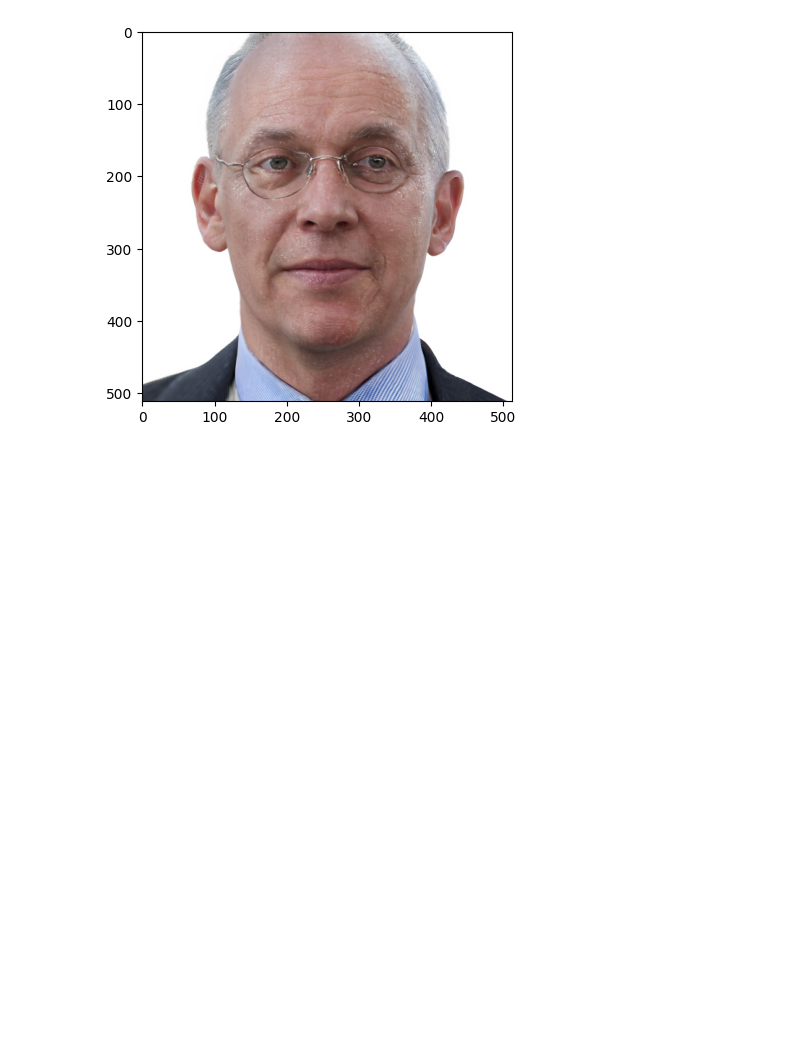
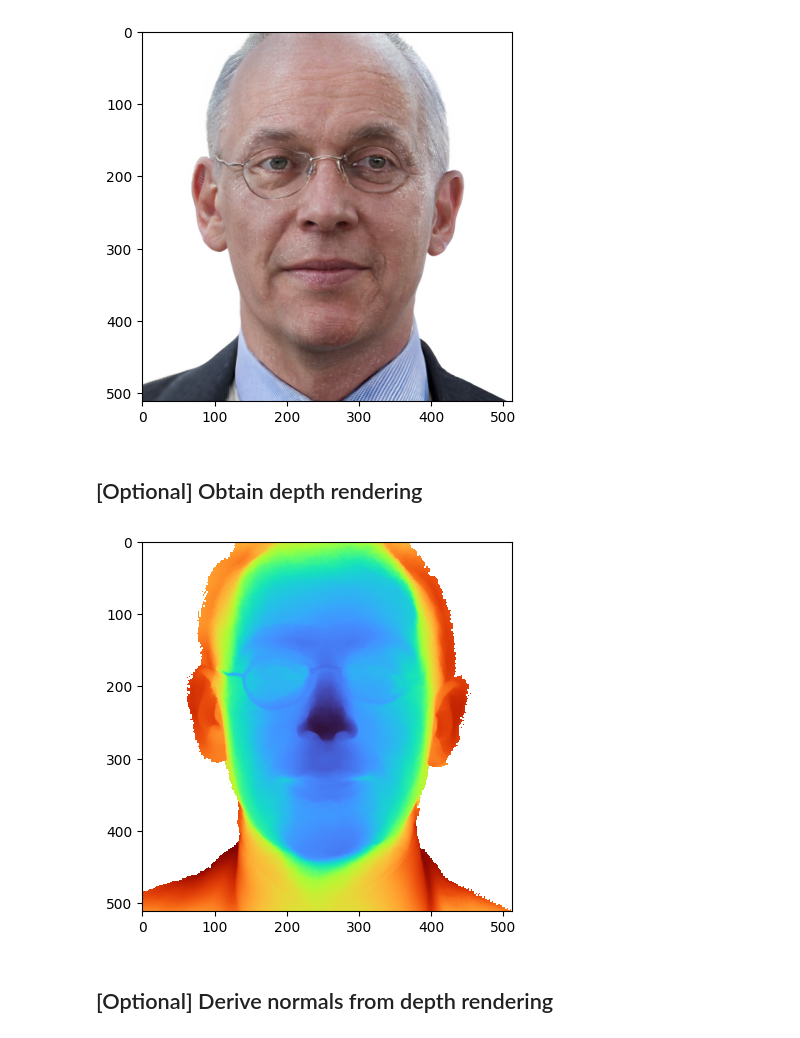
Before and after one commit to tobias-kirschstein/gghead, a Jupyter notebook: notebooks/inference.ipynb, the cells around one changed output. Drawn from its saved outputs; the diff is of its cells as text; code cells hidden in the pictures; blank space fills up the shorter version.

Commit message:
Add depth and normals to inference notebook

```diff
--- a/notebooks/inference.ipynb
+++ b/notebooks/inference.ipynb
@@ -68,3 +72,20 @@ plt.show()
 Setting up PyTorch plugin "bias_act_plugin"... Done.
 Setting up PyTorch plugin "upfirdn2d_plugin"... Done.
 [figure]
+# %% [markdown]
+## [Optional] Obtain depth rendering
+# %%
+gaussian_model = model._setup_gaussian_model(output.gaussian_attribute_output.gaussian_attributes, 0)
+gs_camera = pose_to_rendercam(pose_front, DEFAULT_INTRINSICS.rescale(render_resolution, inplace=False), render_resolution, render_resolution, device=device)
+render_output = render(gs_camera, gaussian_model, PipelineParams2(), torch.tensor([1., 1., 1.]).cuda(), return_depth=True)
+depth_map = render_output['depth'].permute(1, 2, 0).detach().cpu().numpy()
+
+alpha_masks = ((output.masks[0] + 1)/2).permute(1, 2, 0).detach().cpu().numpy()
+fixed_depth = depth_map / alpha_masks  # Account for the fact that semi-transparent pixels will have wrong depth since Gaussian contributions don't sum to 1
+
+plt.imshow(fixed_depth, cmap='turbo')
+plt.show()
+# %% [output]
+[figure, added]
+# %% [markdown]
+## [Optional] Derive normals from depth rendering
```
Also changed, not shown: parts of 3 cells of this notebook.
